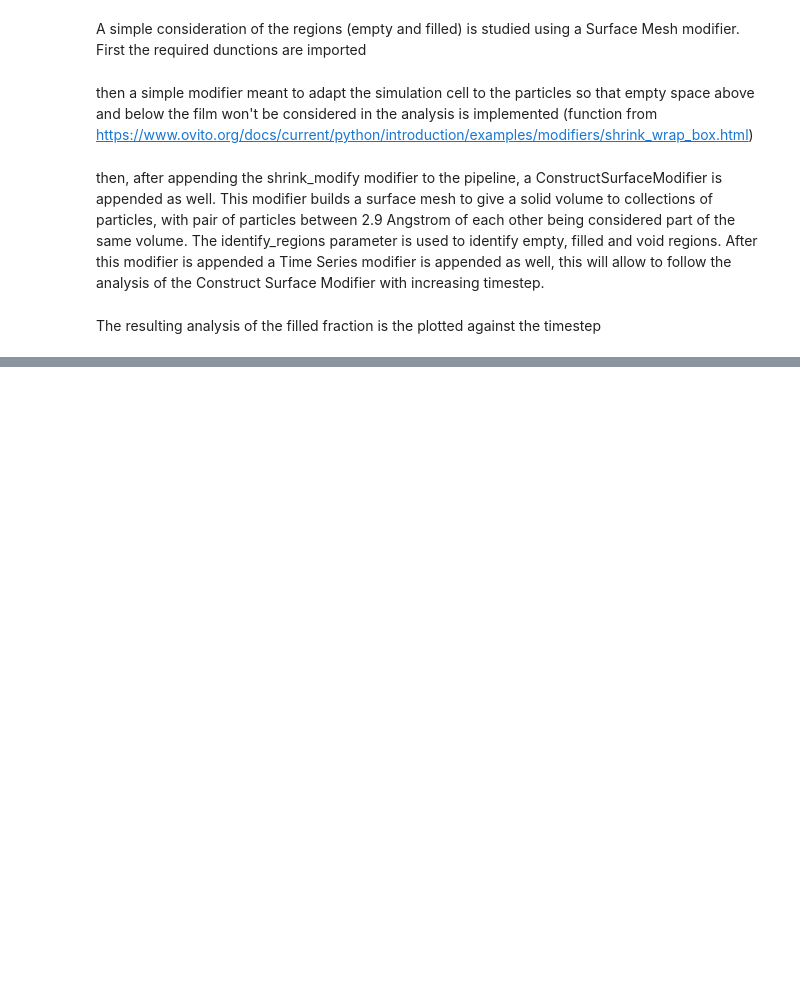
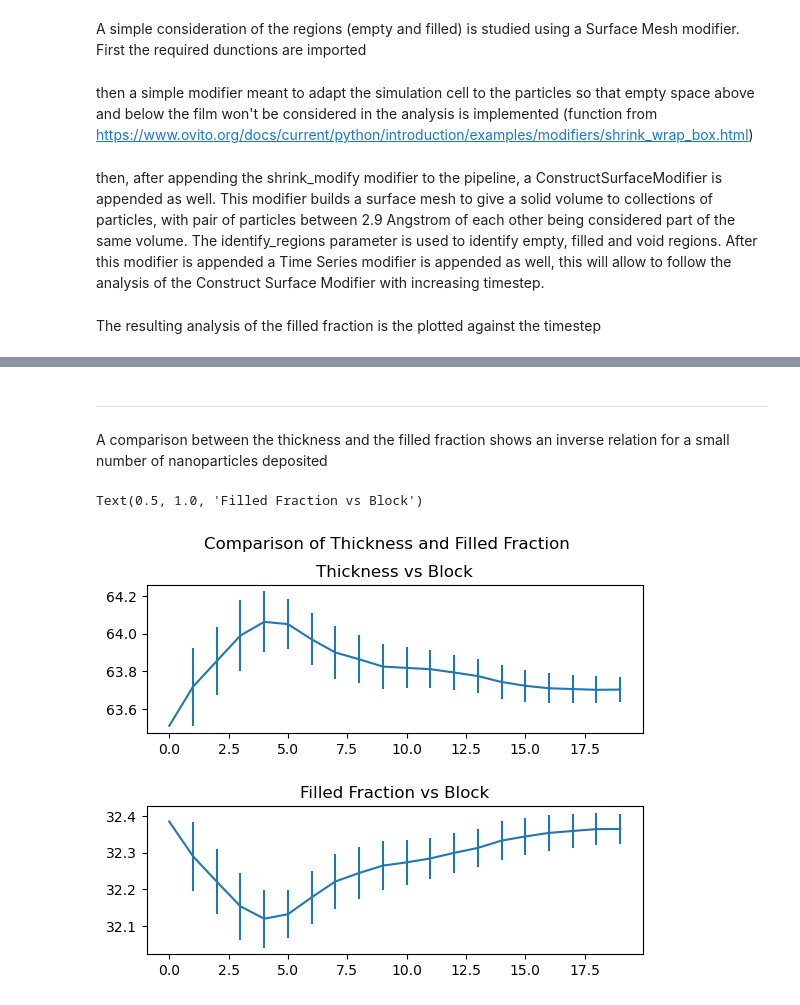
Before and after one commit to Giac97/MScThesis, a Jupyter notebook: Simulations/LAMMPS/Deposit/test2/Observations.ipynb, the cells around one changed output, grey strips where cells are left out. Cells and saved outputs as stored; diff of their text form; code cells hidden in the pictures; blank space fills up the shorter version.

```diff
--- a/Simulations/LAMMPS/Deposit/test2/Observations.ipynb
+++ b/Simulations/LAMMPS/Deposit/test2/Observations.ipynb
@@ -91,0 +183,15 @@ Text(0.5, 1.0, 'Filled Fraction')
+# %% [markdown]
+***
+A comparison between the thickness and the filled fraction shows an inverse relation for a small number of nanoparticles deposited
+# %%
+fig, axs = plt.subplots(2)
+fig.suptitle('Comparison of Thickness and Filled Fraction')
+axs[0].errorbar(x,thick_prog,yerr=thickerr_prog)
+axs[0].set_title("Thickness vs Block")
+fig.subplots_adjust(hspace=0.5)
+
+axs[1].errorbar(x,fill_prog * 100,yerr=fillerr_prog * 100)
+axs[1].set_title("Filled Fraction vs Block")
+# %% [output]
+Text(0.5, 1.0, 'Filled Fraction vs Block')
+[figure, added]
```
Also changed, not shown: parts of 11 cells of this notebook, 1 other file.
